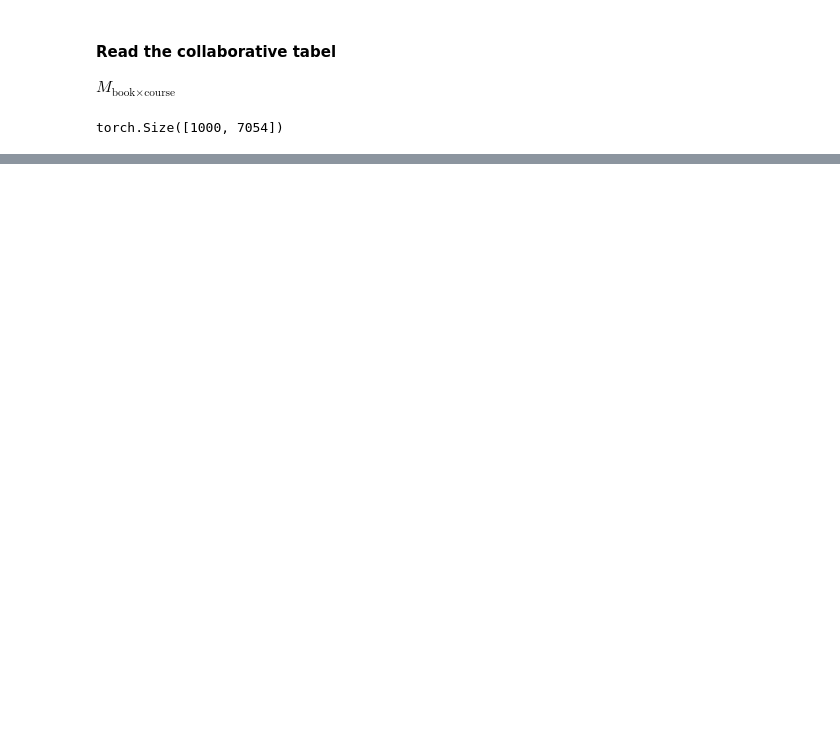
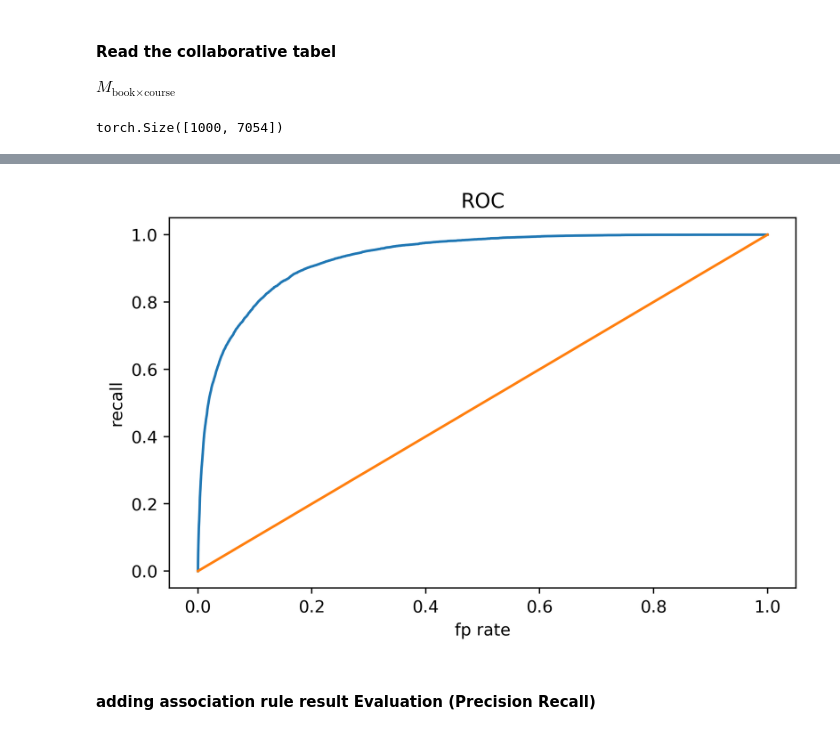
Before and after one commit to yls108u/Library_recommendation_system, a Jupyter notebook: recommendation.ipynb, the cells around one changed output, grey strips where cells are left out. Drawn from its saved outputs; the diff is of its cells as text; code cells hidden in the pictures; blank space fills up the shorter version.

```diff
--- a/recommendation.ipynb
+++ b/recommendation.ipynb
@@ -323,0 +274,9 @@ plt.savefig(os.path.join("result","CF","Pre_Re.jpg"))
+# %%
+VisualizationKit.ROC(
+    cmp_diff_n['fpr'], cmp_diff_n['recall'],
+    savepath=os.path.join("result","CF", "metrics","ROC.jpg")
+)
+# %% [output]
+[figure, added]
+# %% [markdown]
+#### adding association rule result Evaluation (Precision Recall)
```
Also changed, not shown: parts of 23 cells of this notebook, 8 other files.
